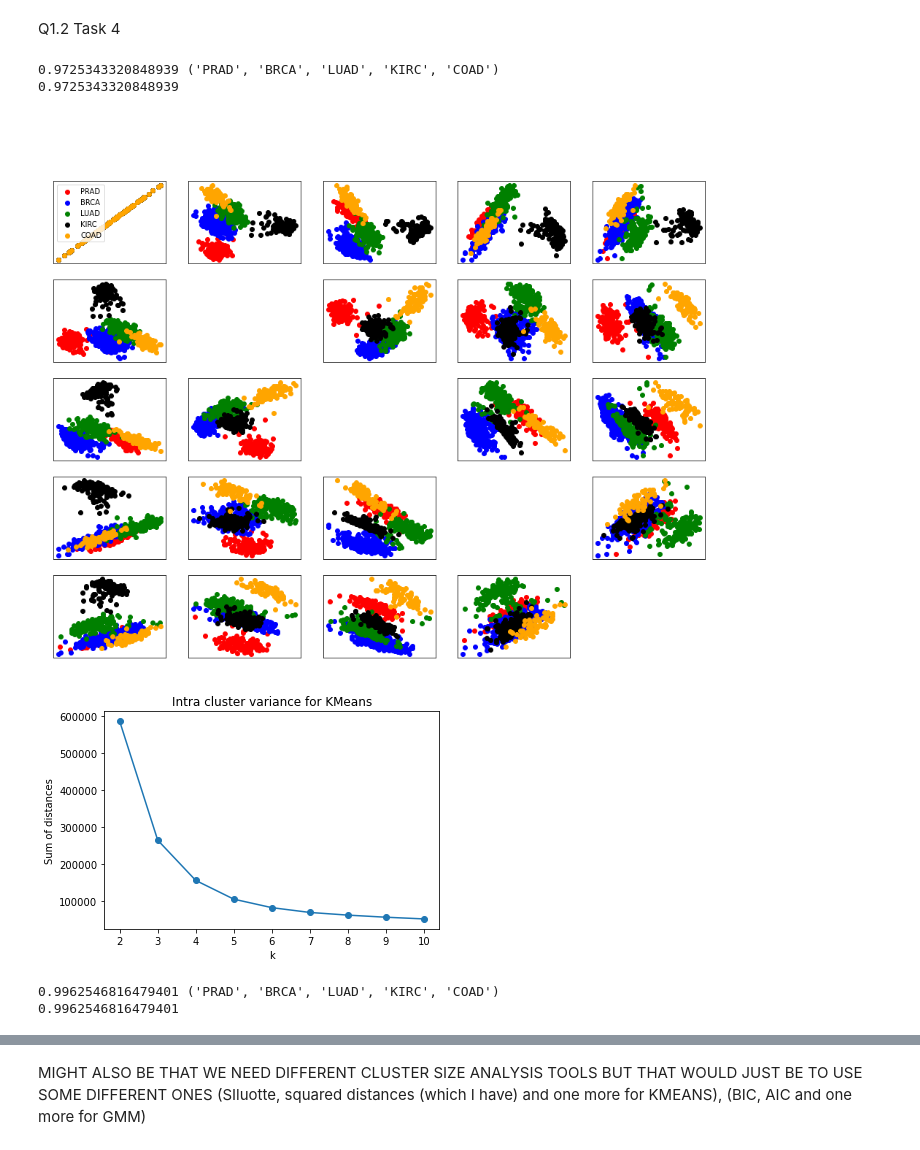
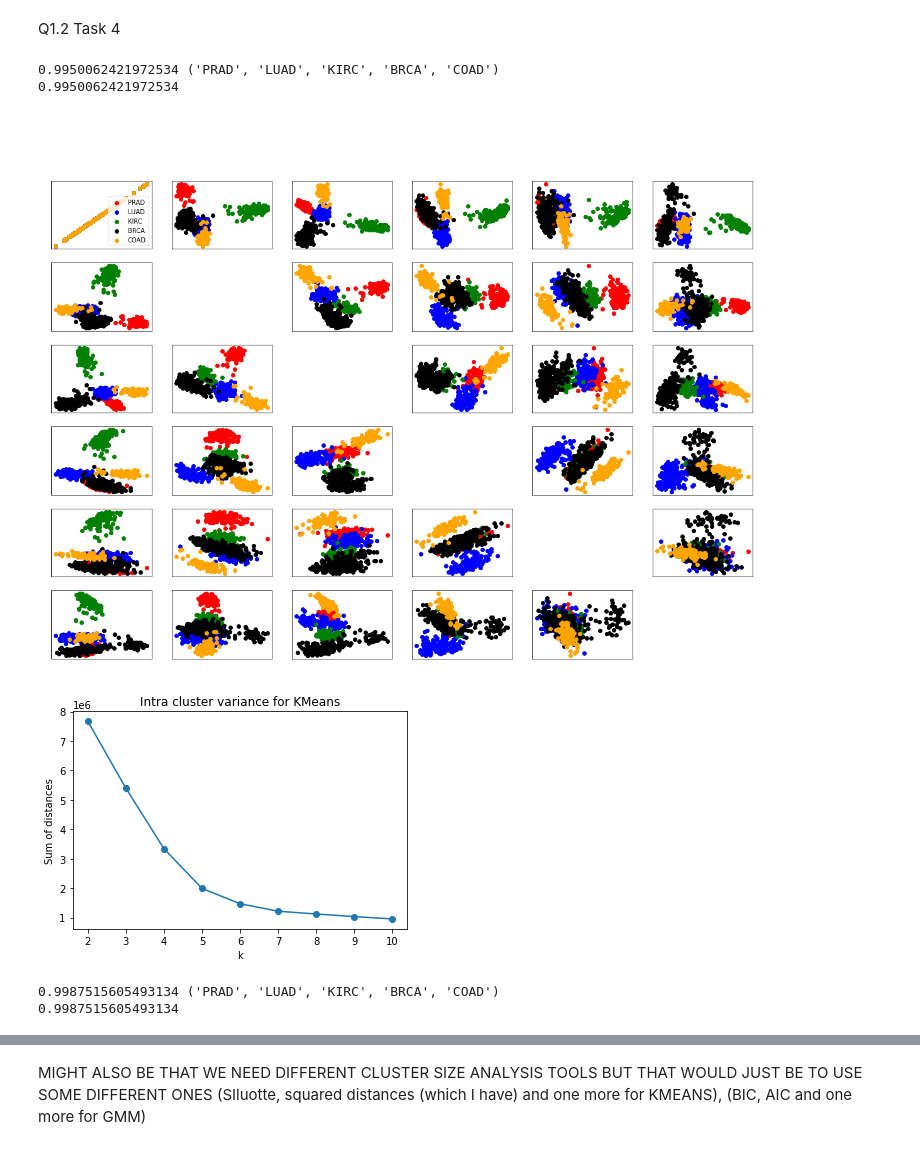
Before and after one commit to antonsandberg/Big-Data, a Jupyter notebook: Project2.ipynb, the cells around one changed output, grey strips where cells are left out. Cells and saved outputs as stored; diff of their text form; code cells hidden in the pictures.

```diff
--- a/Project2.ipynb
+++ b/Project2.ipynb
@@ -168,7 +168,7 @@ print(principalComponents.shape)
 fig = plt.figure(figsize=(20,14))
 plt.suptitle(f'{n_components} PCA analysis', color='White')
 axes = fig.subplots(nrows=n_components, ncols=n_components)
-colors = ['red', 'blue', 'green', 'black', 'orange']
+colors = ['red', 'blue', 'green', 'black', 'orange', 'purple', 'pink']
 
 for x_index in range(n_components):
     for y_index in range(n_components):
@@ -237,7 +237,7 @@ Not really right?
 # %% [markdown]
 Q1.2 Task 4
 # %%
-n_components = 5
+n_components = 6
 pca = PCA(n_components)
 principalComponents = pca.fit_transform(normalized_df)
 
@@ -268,8 +268,8 @@ print(best_pred_score, correct_label_list)
 # Just making sure
 print(np.sum(np.array(best_prediction_copy) == labeled_data.values.flatten())/len(labeled_data))
 # %% [output]
-0.9725343320848939 ('PRAD', 'BRCA', 'LUAD', 'KIRC', 'COAD')
-0.9725343320848939
+0.9950062421972534 ('PRAD', 'LUAD', 'KIRC', 'BRCA', 'COAD')
+0.9950062421972534
 # %%
 
 
@@ -282,7 +282,7 @@ if n_components > 2:
         for y_index in range(n_components):
             for cluster, color, label in zip(range(n_of_clusters), colors, correct_label_list):
                 cluster_indices = [idx for idx, label in enumerate(prediction) if cluster == label]
-                if x_index==y_index and x_index == 0:
+                if x_index==y_index and x_index == 0 and n_of_clusters == 5:
                     axes[x_index, y_index].scatter(principalComponents[value, x_index], principalComponents[value, y_index], color=color, label=label)
                     axes[x_index, y_index].legend()
                 elif x_index == y_index:
@@ -316,32 +316,32 @@ else:
         Z,
         interpolation="nearest",
         extent=(xx.min(), xx.max(), yy.min(), yy.max()),
         cmap=plt.cm.Paired,
         aspect="auto",
         origin="lower",
     )
 
     plt.plot(principalComponents[:, 0], principalComponents[:, 1], "k.", markersize=2)
     # Plot the centroids as a white X
     centroids = KM_model.cluster_centers_
     plt.scatter(
         centroids[:, 0],
         centroids[:, 1],
         marker="x",
         s=169,
         linewidths=3,
         color="w",
         zorder=10,
     )
     plt.title(
         "K-means clustering on the digits dataset (PCA-reduced data, dim 2)\n"
         "Centroids are marked with white cross", color='White' # <- Change this before turning in, otherwise this text wille be invisible (unless they run darkmode)
     )
     plt.xlim(x_min, x_max)
     plt.ylim(y_min, y_max)
     plt.xticks(())
     plt.yticks(())
     plt.show()
 # %% [output]
-[figure, old version]
+[figure, new version]
 # %%
@@ -368,7 +368,7 @@ plt.ylabel('Sum of distances')
 plt.xlabel('k')
 plt.show()
 # %% [output]
-[figure, old version]
+[figure, new version]
 # %%
 n_of_clusters = 5
 GM_model = GaussianMixture(n_components=n_of_clusters, random_state=0)
@@ -396,8 +396,8 @@ print(best_pred_score, correct_label_list)
 # Just making sure
 print(np.sum(np.array(best_prediction_copy) == labeled_data.values.flatten())/len(labeled_data))
 # %% [output]
-0.9962546816479401 ('PRAD', 'BRCA', 'LUAD', 'KIRC', 'COAD')
-0.9962546816479401
+0.9987515605493134 ('PRAD', 'LUAD', 'KIRC', 'BRCA', 'COAD')
+0.9987515605493134
 # %%
 if n_components > 2:
     fig = plt.figure(figsize=(16,12))
```
Also changed, not shown: parts of 11 cells of this notebook.
